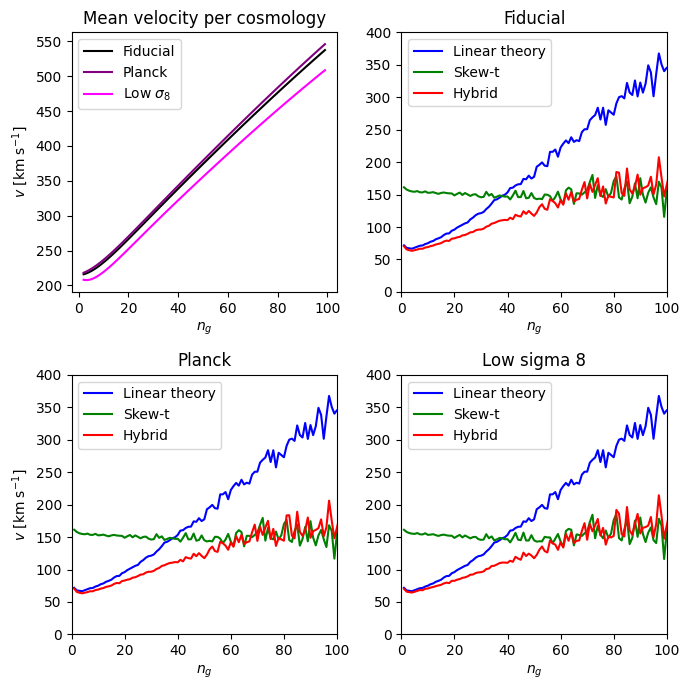
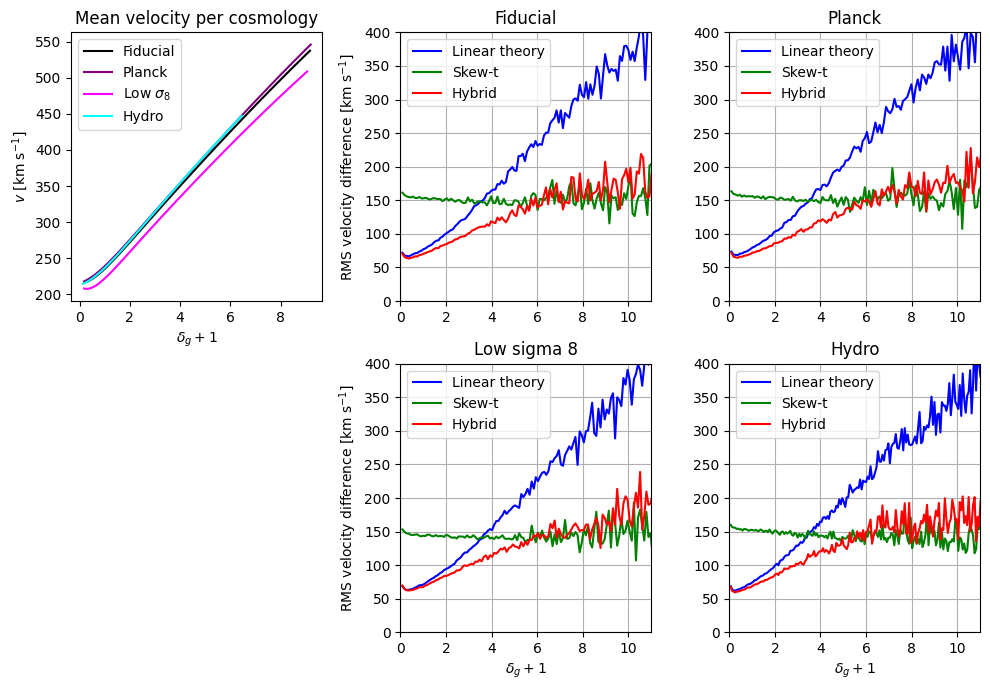
Unified diff of the notebook cell whose output changed from the first chart to the second:
--- before
+++ after
@@ -1,15 +1,22 @@
 reload(mf)
-fig, ax = plt.subplots(2,2, figsize=[7,7])
-ax1, ax2, ax3, ax4 = ax.flatten()
+fig, ax = plt.subplots(2,3, figsize=[10,7])
+ax1, ax2, ax3, ax4, ax5, ax6 = ax.flatten()
 
-ax1.plot(n_gs, skew_t_mean_fiducial, c='black', label='Fiducial')
-ax1.plot(n_gs, skew_t_mean_planck, c='purple', label='Planck')
-ax1.plot(n_gs, skew_t_mean_ls8, c='magenta', label=r'Low $\sigma_8$')
-ax1.set(title='Mean velocity per cosmology', xlabel='$n_g$', ylabel='$v$ [km s$^{-1}$]')
+ax1.plot(n_gs/fiducial.mean_galaxy_number_density, skew_t_mean_fiducial, c='black', label='Fiducial')
+ax1.plot(n_gs/planck.mean_galaxy_number_density, skew_t_mean_planck, c='purple', label='Planck')
+ax1.plot(n_gs/ls8.mean_galaxy_number_density, skew_t_mean_ls8, c='magenta', label=r'Low $\sigma_8$')
+ax1.plot(n_gs/hydro.mean_galaxy_number_density, skew_t_mean_hydro, c='aqua', label=r'Hydro')
+ax1.set(title='Mean velocity per cosmology', ylabel='$v$ [km s$^{-1}$]', xlabel=r'$\delta_g+1$')
 ax1.legend()
 
-rms_difference_per_cosmology(ax2, fiducial, skew_t9_fiducial, xlim=[0, 100], ylim=[0, 400], title='Fiducial')
-rms_difference_per_cosmology(ax3, fiducial, skew_t9_planck, xlim=[0, 100], ylim=[0, 400], title='Planck', ylabel='$v$ [km s$^{-1}$]')
-rms_difference_per_cosmology(ax4, fiducial, skew_t9_ls8, xlim=[0, 100], ylim=[0, 400], title='Low sigma 8')
+n_g_mean = fiducial.mean_galaxy_number_density
+rms_difference_per_cosmology(ax2, fiducial, skew_t9_fiducial, n_g_mean, to_overdensity=True, xlim=[0, 11], ylim=[0, 400], title='Fiducial', ylabel='RMS velocity difference [km s$^{-1}$]')
+rms_difference_per_cosmology(ax3, planck, skew_t9_fiducial, n_g_mean, to_overdensity=True, xlim=[0, 11], ylim=[0, 400], title='Planck')
+rms_difference_per_cosmology(ax5, ls8, skew_t9_fiducial, n_g_mean, to_overdensity=True, xlim=[0, 11], ylim=[0, 400], title='Low sigma 8', xlabel=r'$\delta_g+1$', ylabel='RMS velocity difference [km s$^{-1}$]')
+rms_difference_per_cosmology(ax6, hydro, skew_t9_fiducial, n_g_mean, to_overdensity=True, xlim=[0, 11], ylim=[0, 400], title='Hydro', xlabel=r'$\delta_g+1$')
+ax4.axis('off')
+
+for axis in ax[:, 1:].flatten():
+    axis.grid()
 
 fig.tight_layout()

Commit: Tested hybrid model for varying cosmology